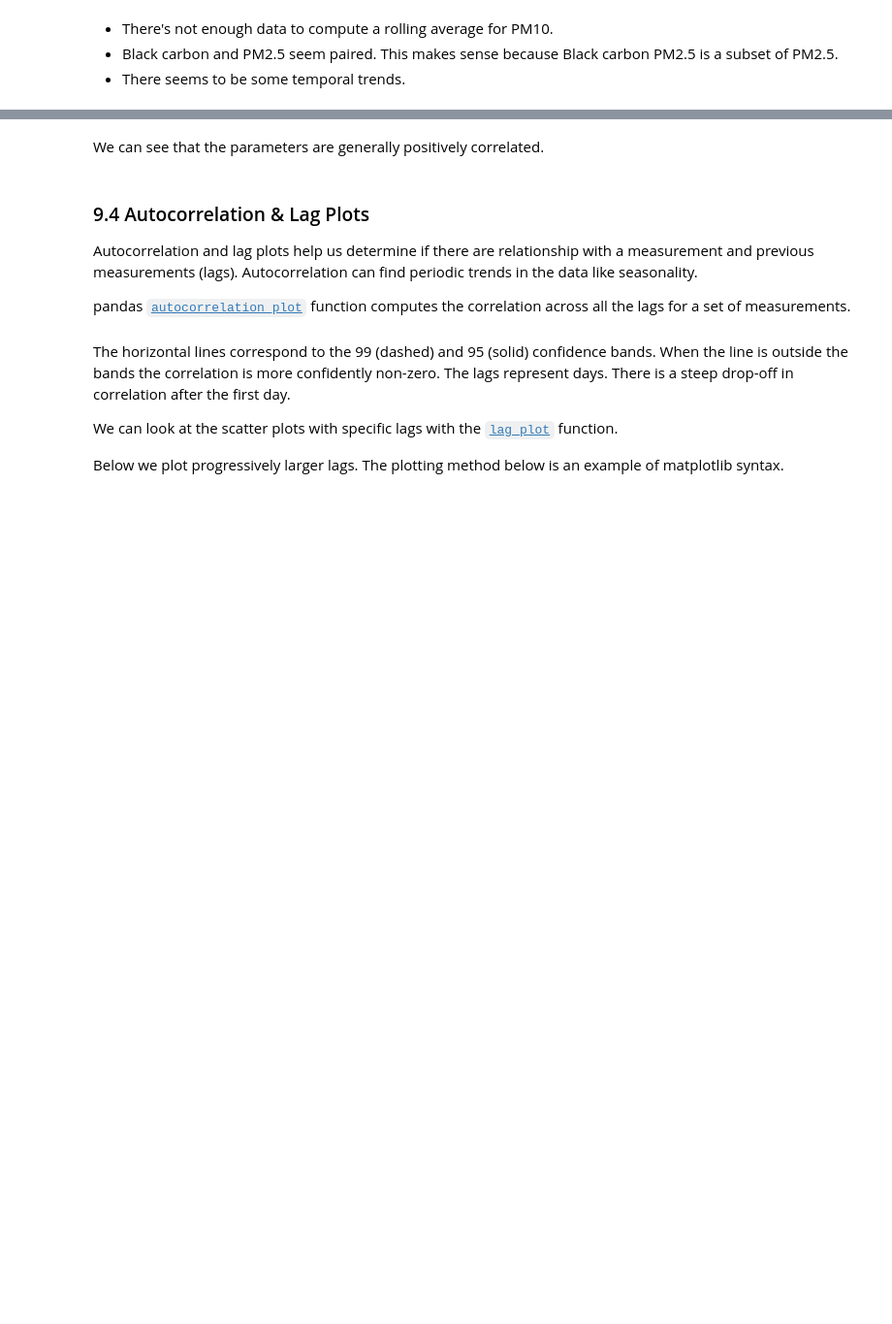
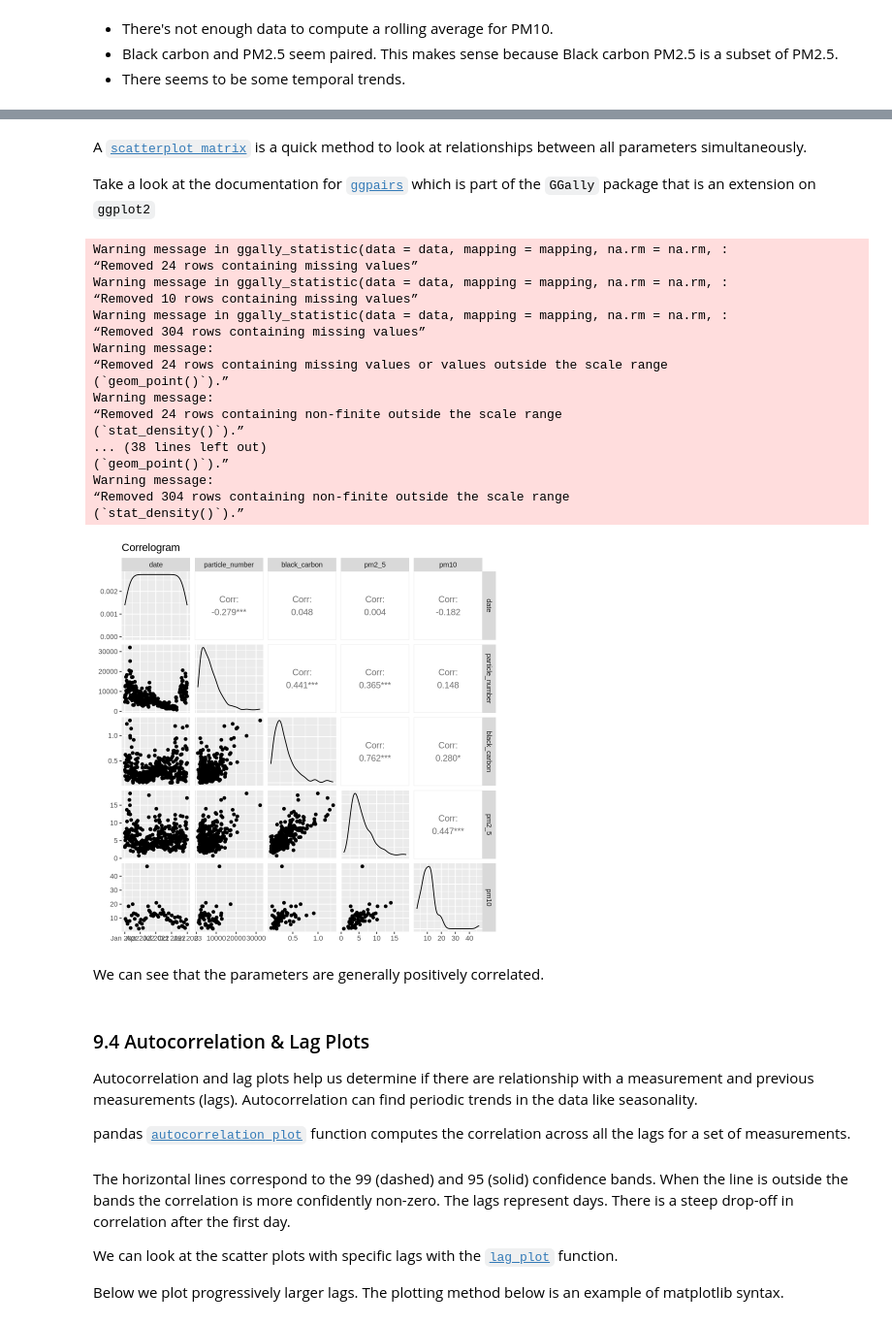
Before and after one commit to MPA-2065-FA24/mpa2065-fall2024, a Jupyter notebook: exploratory_data_analysis/notebooks/1.0-gtd-eda-walkthrough.ipynb, the cells around one changed output, grey strips where cells are left out. Shown at 97% size. Saved outputs shown, nothing was run; the diff lists cells and outputs as text; code cells hidden in the pictures; blank space fills up the shorter version.

```diff
--- a/exploratory_data_analysis/notebooks/1.0-gtd-eda-walkthrough.ipynb
+++ b/exploratory_data_analysis/notebooks/1.0-gtd-eda-walkthrough.ipynb
@@ -1623,3 +1664,28 @@ scatter_matrix(df_pm, figsize=(6,6));
+# %% [markdown]
+A [`scatterplot matrix`](https://plotly.com/ggplot2/splom/) is a quick method to look at relationships between all parameters simultaneously.
+
+Take a look at the documentation for [`ggpairs`](https://ggobi.github.io/ggally/reference/ggpairs.html) which is part of the `GGally` package that is an extension on `ggplot2`
+# %%
+ggpairs(df_pm_pivot, title="Correlogram")
+# %% [output]
+Warning message in ggally_statistic(data = data, mapping = mapping, na.rm = na.rm, :
+“Removed 24 rows containing missing values”
+Warning message in ggally_statistic(data = data, mapping = mapping, na.rm = na.rm, :
+“Removed 10 rows containing missing values”
+Warning message in ggally_statistic(data = data, mapping = mapping, na.rm = na.rm, :
+“Removed 304 rows containing missing values”
+Warning message:
+“Removed 24 rows containing missing values or values outside the scale range
+(`geom_point()`).”
+Warning message:
+“Removed 24 rows containing non-finite outside the scale range
+(`stat_density()`).”
+... (38 lines left out)
+(`geom_point()`).”
+Warning message:
+“Removed 304 rows containing non-finite outside the scale range
+(`stat_density()`).”
+[figure, added]
 # %% [markdown]
 We can see that the parameters are generally positively correlated.
 # %% [markdown]
```
Also changed, not shown: parts of 19 cells of this notebook.
